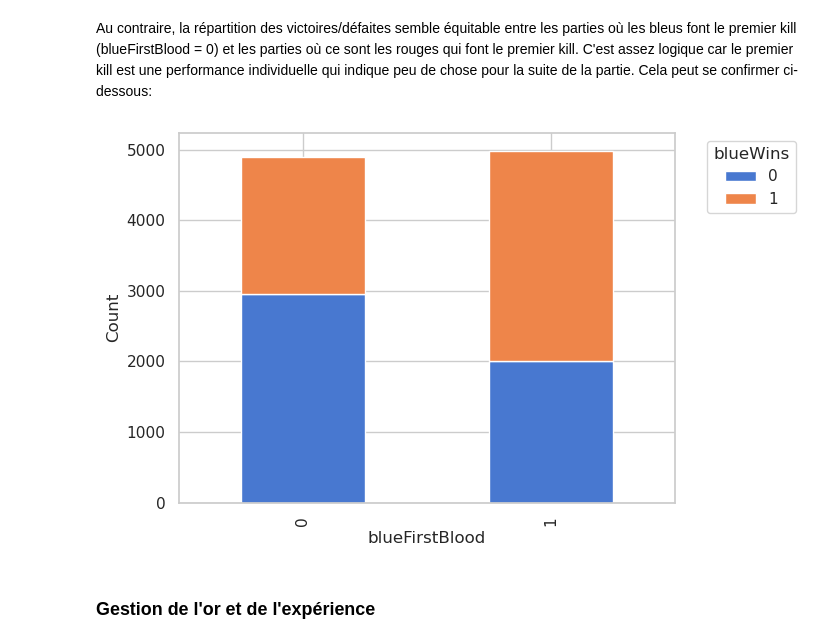
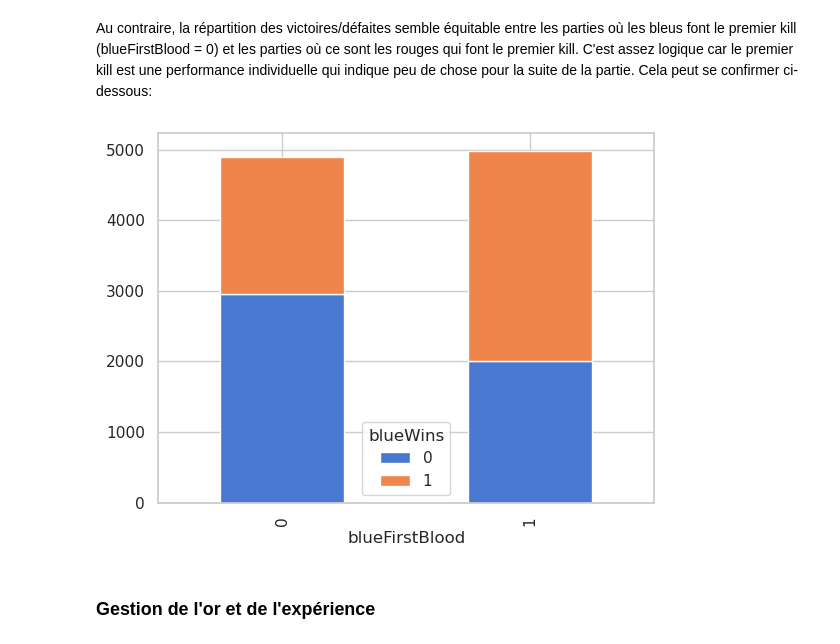
Before and after one commit to lucagortana/game-learning, a Jupyter notebook: LoL_classification.ipynb, the cells around one changed output. Cells and saved outputs as stored; diff of their text form; code cells hidden in the pictures.

```diff
--- a/LoL_classification.ipynb
+++ b/LoL_classification.ipynb
@@ -18 +21,3 @@ from mod.LoL_classification import *
+# %%
+INPUT_DIR = "./data/Lol_data.csv"
 # %%
@@ -20,5 +25,3 @@ from mod.LoL_classification import *
-# %%
-INPUT_DIR = f"{MOD_DIR}/data/Lol_data.csv"
 # %% [markdown]
 # Description des données et pre-processing
 # %% [markdown]
@@ -223,14 +226,11 @@ Au contraire, la répartition des victoires/défaites semble équitable entre le
 # %%
 bFB_counts = pd.crosstab(X['blueFirstBlood'], y)
 
 ax = bFB_counts.plot.bar(stacked=True)
 ax.set_xlabel('blueFirstBlood')
-ax.set_ylabel('Count')
-ax.legend(title='blueWins', bbox_to_anchor=(1.05, 1), loc='upper left')
-
 plt.show()
 # %% [output]
-[figure, old version]
+[figure, new version]
 # %%
 X.drop(['blueFirstBlood'], axis=1, inplace=True)
 # %% [markdown]
```
Also changed, not shown: parts of 26 cells of this notebook.
